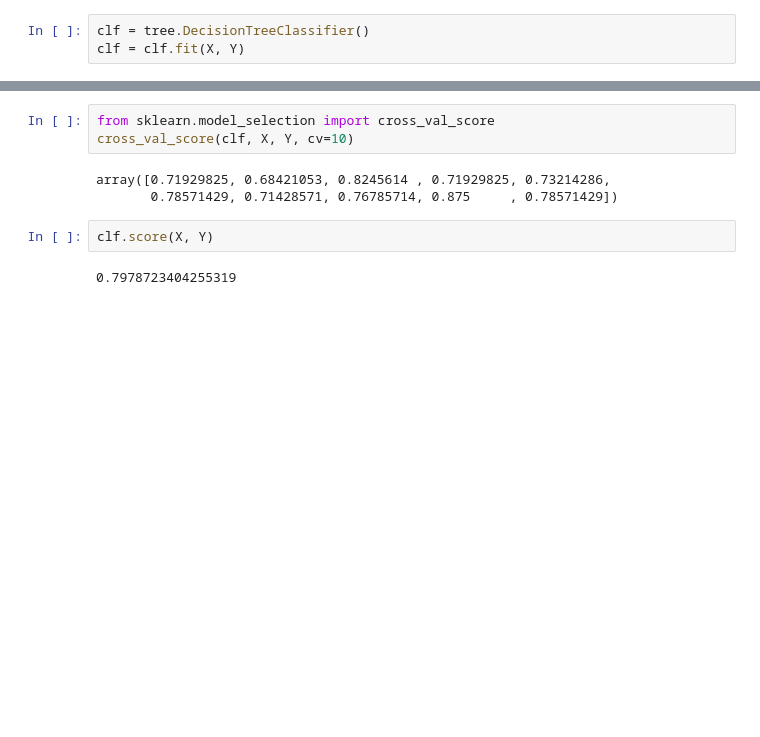
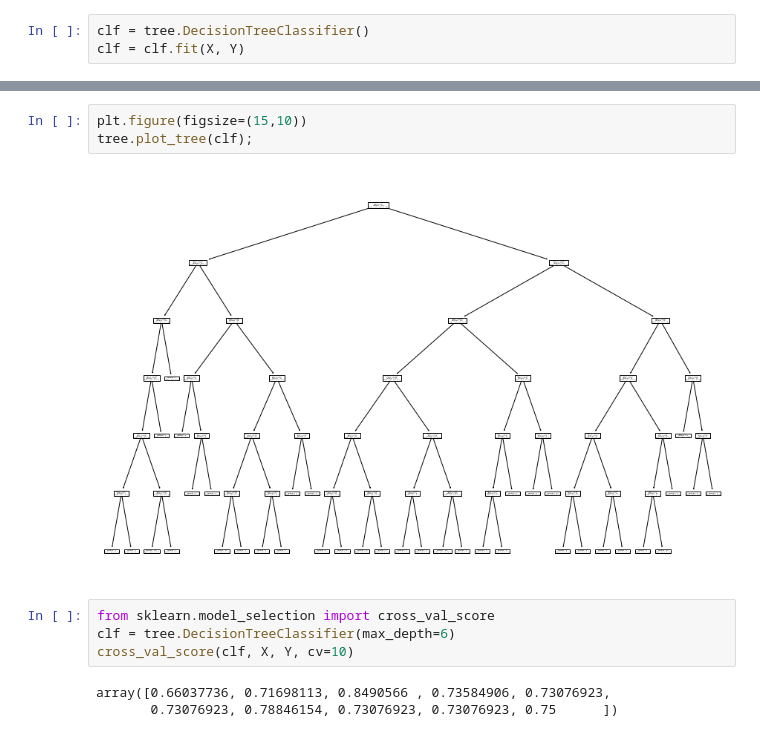
Before and after one commit to bdhammel/avy-cast, a Jupyter notebook: train.ipynb, the cells around one changed output, grey strips where cells are left out. Cells and saved outputs as stored; diff of their text form; blank space fills up the shorter version.

```diff
--- a/train.ipynb
+++ b/train.ipynb
@@ -106,10 +185,12 @@ clf.fit(X, Y).score(X_test, Y_test)
+# %%
+plt.figure(figsize=(15,10))
+tree.plot_tree(clf);
+# %% [output]
+[figure, added]
 # %%
 from sklearn.model_selection import cross_val_score
+clf = tree.DecisionTreeClassifier(max_depth=6)
 cross_val_score(clf, X, Y, cv=10)
 # %% [output]
-array([0.71929825, 0.68421053, 0.8245614 , 0.71929825, 0.73214286,
-       0.78571429, 0.71428571, 0.76785714, 0.875     , 0.78571429])
+array([0.66037736, 0.71698113, 0.8490566 , 0.73584906, 0.73076923,
+       0.73076923, 0.78846154, 0.73076923, 0.73076923, 0.75      ])
-# %%
-clf.score(X, Y)
-# %% [output]
-0.7978723404255319
```
Also changed, not shown: parts of 36 cells of this notebook, 2 other files.
